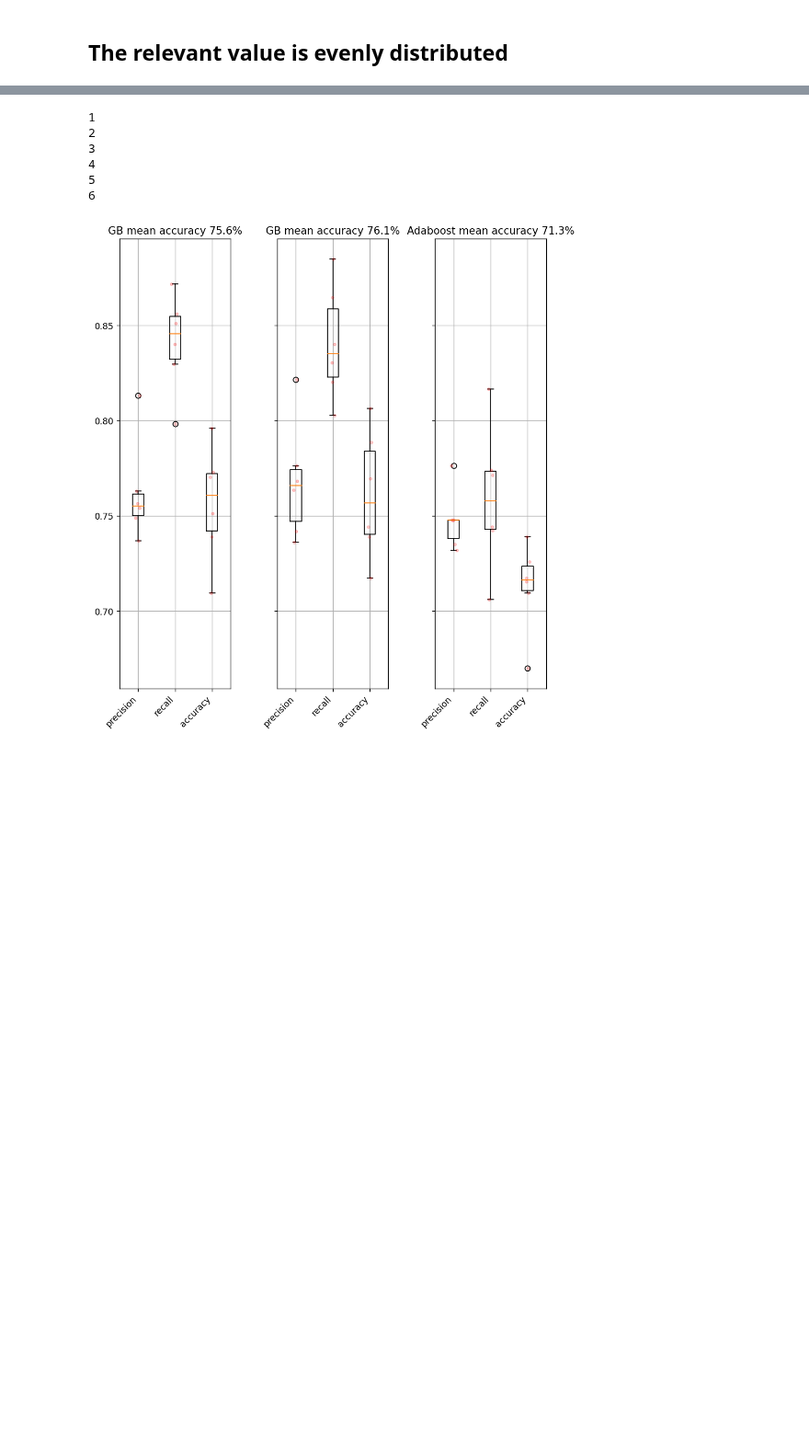
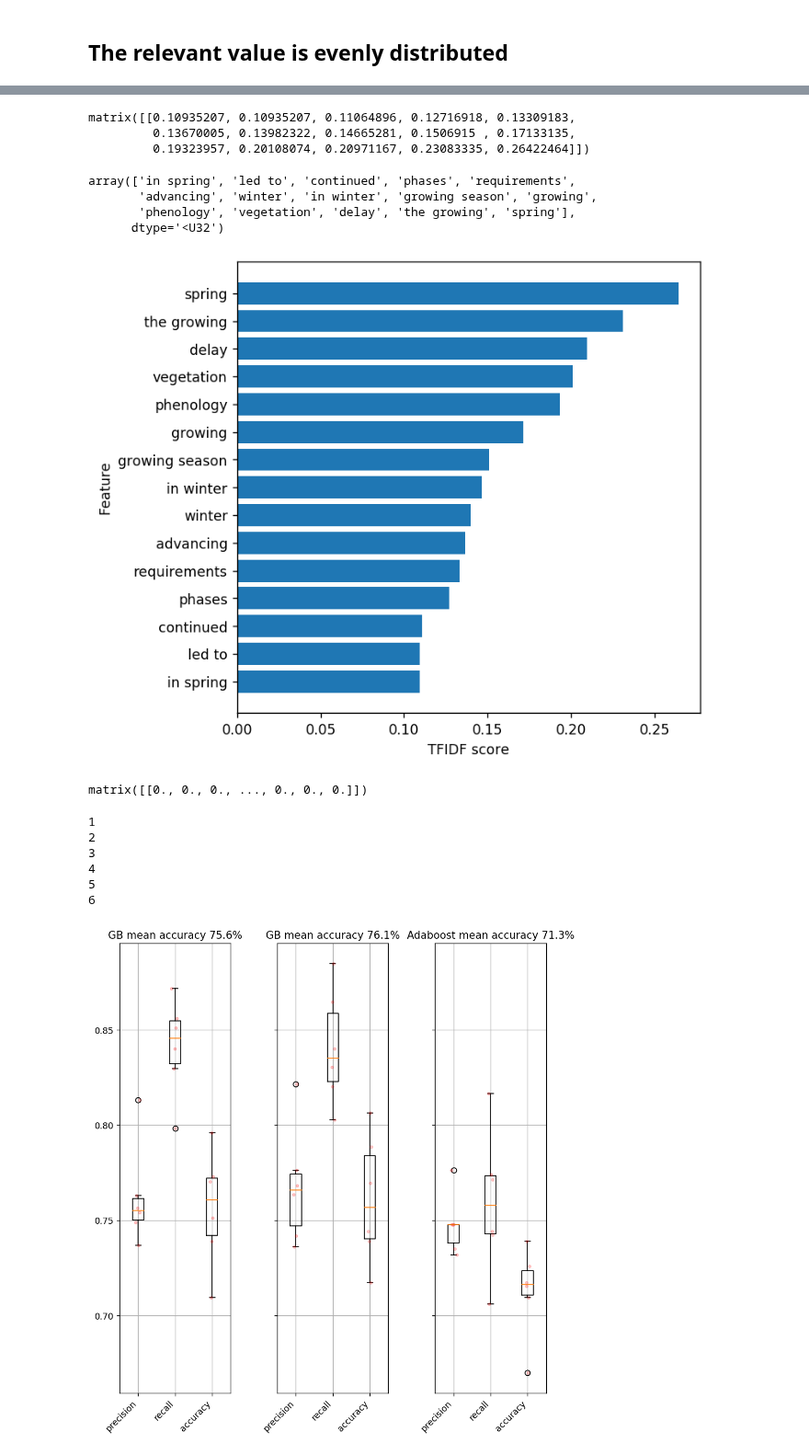
Before and after one commit to mcallaghan/regional-impacts-map, a Jupyter notebook: analysis/1a_relevance_prediction_test.ipynb, the cells around one changed output, grey strips where cells are left out. Shown at 92% size. Cells and saved outputs as stored; diff of their text form; code cells hidden in the pictures; blank space fills up the shorter version.

```diff
--- a/analysis/1a_relevance_prediction_test.ipynb
+++ b/analysis/1a_relevance_prediction_test.ipynb
@@ -71,3 +76,36 @@ running vectorisation again
+# %%
+test_X = vec.transform(df.loc[df['id']==38721,'content']).todense()
+idx = np.ravel(np.argsort(test_X))[-15:]
+test_X[:,idx]
+# %% [output]
+matrix([[0.10935207, 0.10935207, 0.11064896, 0.12716918, 0.13309183,
+         0.13670005, 0.13982322, 0.14665281, 0.1506915 , 0.17133135,
+         0.19323957, 0.20108074, 0.20971167, 0.23083335, 0.26422464]])
+# %%
+vocab = np.array(vec.get_feature_names())
+vocab[idx]
+# %% [output]
+array(['in spring', 'led to', 'continued', 'phases', 'requirements',
+       'advancing', 'winter', 'in winter', 'growing season', 'growing',
+       'phenology', 'vegetation', 'delay', 'the growing', 'spring'],
+      dtype='<U32')
+# %%
+fig, ax = plt.subplots(dpi=125, figsize=(6,6))
+bar_idx =np.arange(idx.size)
+ax.barh(bar_idx, np.ravel(test_X[:,idx]))
+ax.set_yticks(bar_idx)
+ax.set_yticklabels(vocab[idx])
+
+ax.set_ylabel('Feature')
+ax.set_xlabel('TFIDF score')
+
+plt.savefig('../presentation/images/example_doc_tfidf.pdf', bbox_inches="tight")
+# %% [output]
+[figure, added]
+# %%
+test_X
+# %% [output]
+matrix([[0., 0., 0., ..., 0., 0., 0.]])
 # %%
 from sklearn.model_selection import KFold
 from sklearn.ensemble import GradientBoostingClassifier, AdaBoostClassifier
```
Also changed, not shown: parts of 11 cells of this notebook, 20 other files.
